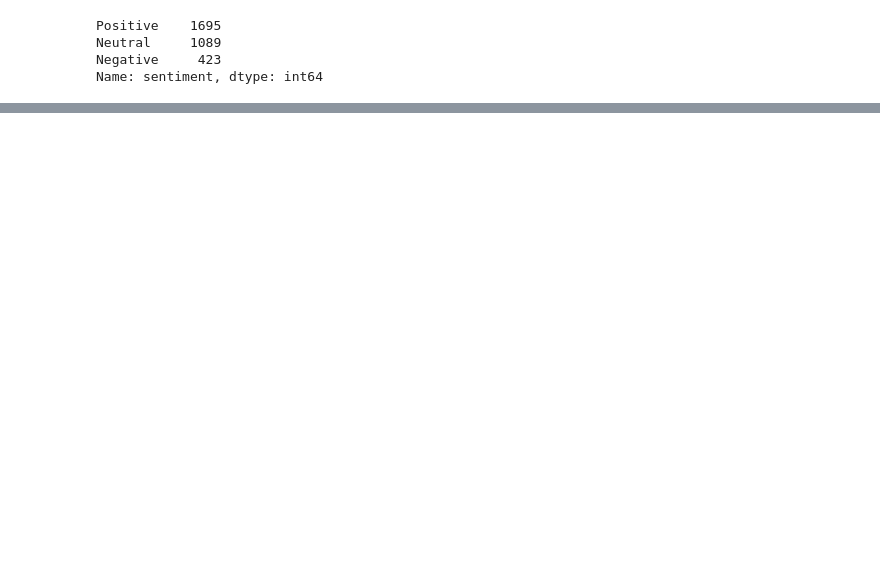
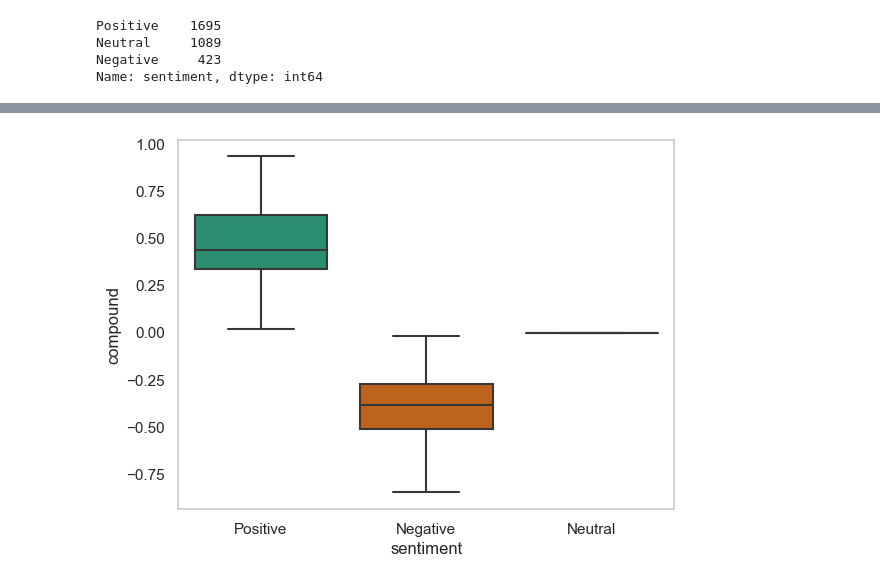
Before and after one commit to ShakilM26/Twitter-Sentiment-Analysis, a Jupyter notebook: Twitter Sentiment Analysis.ipynb, the cells around one changed output, grey strips where cells are left out. Saved outputs shown, nothing was run; the diff lists cells and outputs as text; code cells hidden in the pictures; blank space fills up the shorter version.

```diff
--- a/Twitter Sentiment Analysis.ipynb
+++ b/Twitter Sentiment Analysis.ipynb
@@ -189,0 +238,9 @@ Name: sentiment, dtype: int64
+# %%
+# using boxplot
+
+bar_color = sns.color_palette("Dark2", len(common_word))
+
+ax = sns.boxplot(y='compound', x='sentiment', data=df, palette=bar_color)
+ax.yaxis.grid(False)
+# %% [output]
+[figure, added]
```
Also changed, not shown: parts of 33 cells of this notebook.
